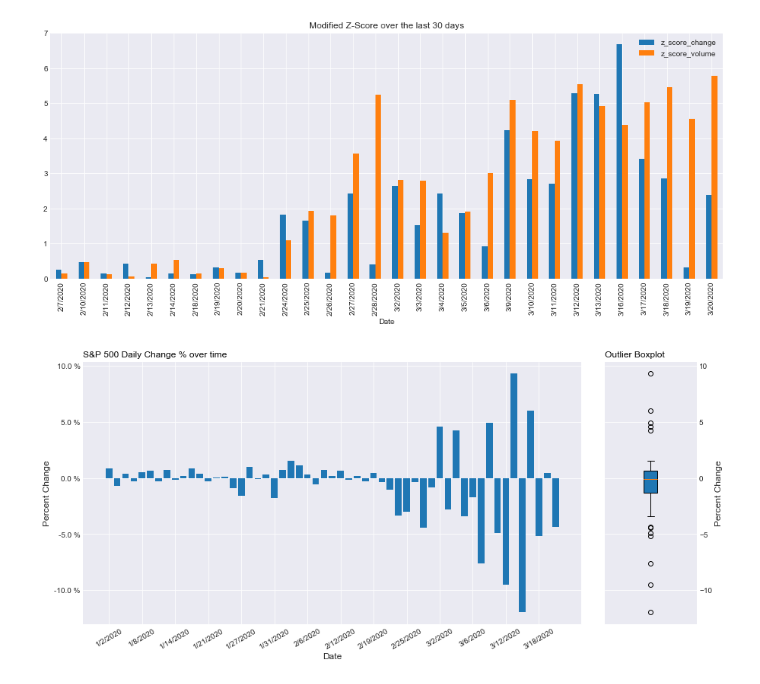
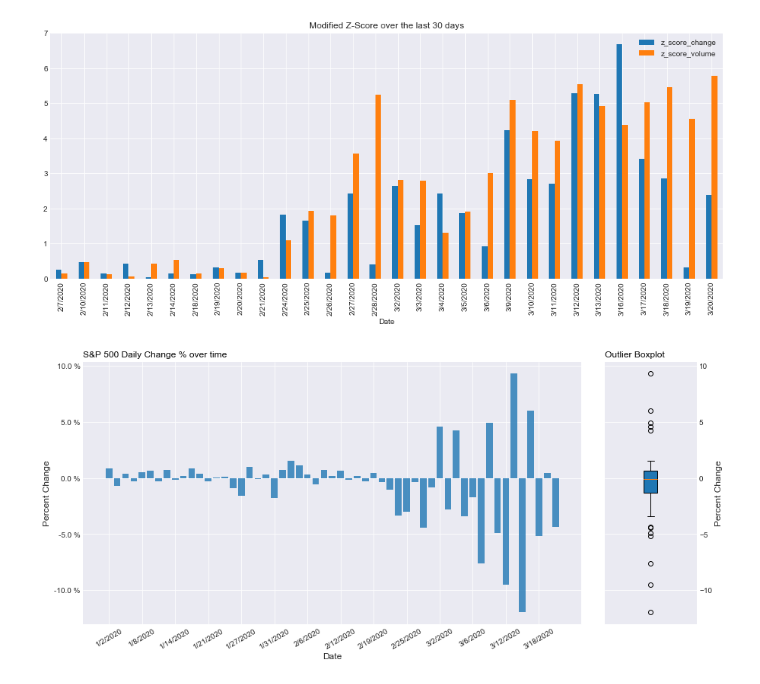
Before and after one commit to hr23232323/market_drop_analysis, a Jupyter notebook: Volatility Analysis.ipynb, the cells around one changed output. Saved outputs shown, nothing was run; the diff lists cells and outputs as text; code cells hidden in the pictures.

```diff
--- a/Volatility Analysis.ipynb
+++ b/Volatility Analysis.ipynb
@@ -79,29 +79,29 @@ df_t.tail(30).plot(x="Date", y=["z_score_change", "z_score_volume"], kind="bar",
 # %%
 plt.style.use('seaborn-darkgrid')
 
 # Graph 1
 fig = plt.figure()
 ax1 = fig.add_axes([0.1, 0.1, 0.65, 0.8])
 ax2 = fig.add_axes([0.78, 0.1, 0.12, 0.8])
-ax1.bar(df["Date"], df["Change%"])
+ax1.bar(df["Date"], df["Change%"], alpha=0.8)
 
 # Graph 2
 ax2.boxplot(df_t["Change%"], patch_artist=True)
 
 
 # Plot settings
 plt.setp( ax1.xaxis.get_majorticklabels(), rotation=30 )
 ax1.set_xticks(ax1.get_xticks()[::4])
 ax1.set_title("S&P 500 Daily Change % over time", loc='left', fontsize=12, fontweight=0, color='black')
 ax2.set_title("Outlier Boxplot", loc='left', fontsize=12, fontweight=0, color='black')
 ax1.set_xlabel("Date", fontsize=12)
 ax1.set_ylabel("Percent Change", fontsize=12)
 ax1.yaxis.set_major_formatter(ticker.FuncFormatter(lambda x, p: str(x) + " %"))
 ax2.get_xaxis().set_visible(False)
 ax2.yaxis.tick_right()
 ax2.set_ylabel("Percent Change", fontsize=12)
 ax2.yaxis.set_label_position("right")
 
 plt.show()
 # %% [output]
-[figure, old version]
+[figure, new version]
```
Also changed, not shown: parts of 2 cells of this notebook, 10 other files.
